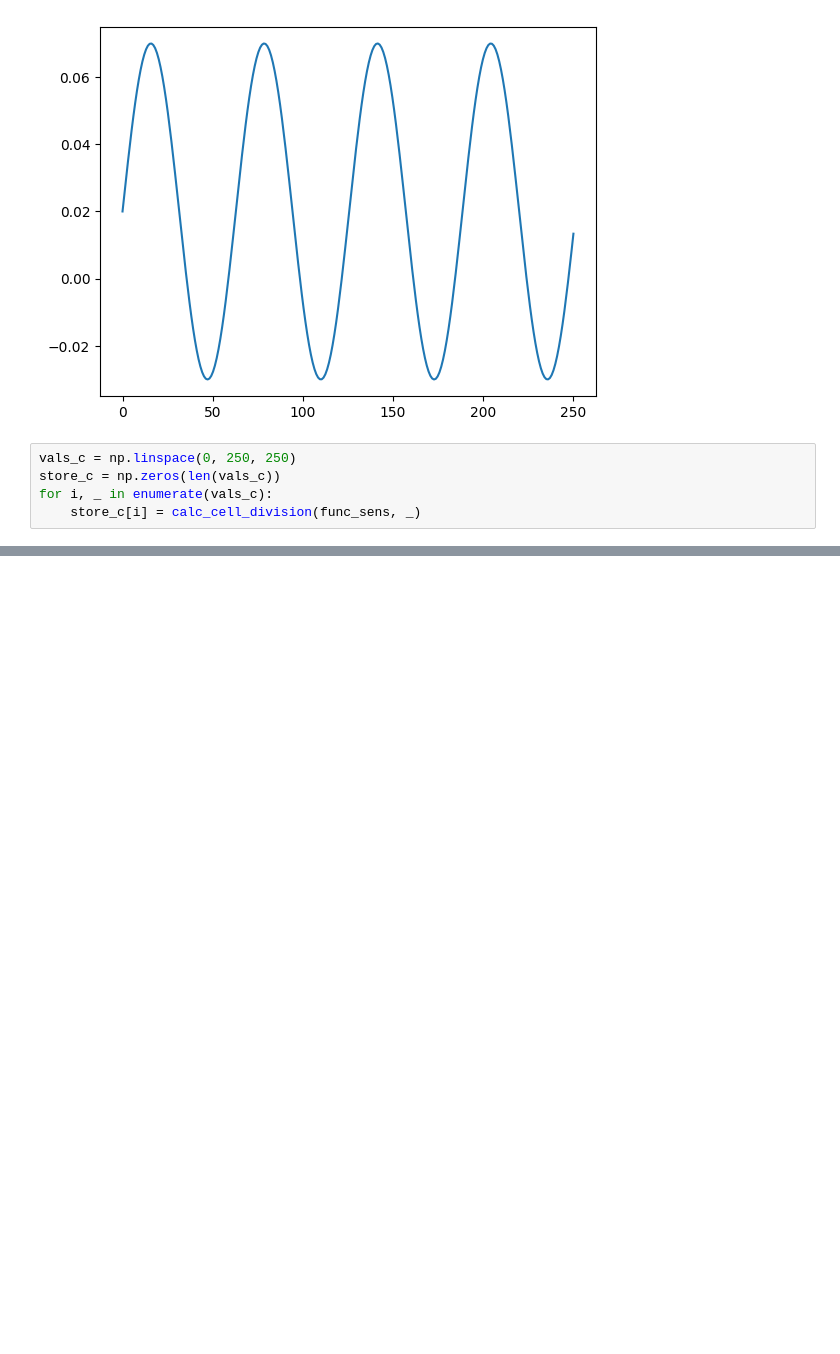
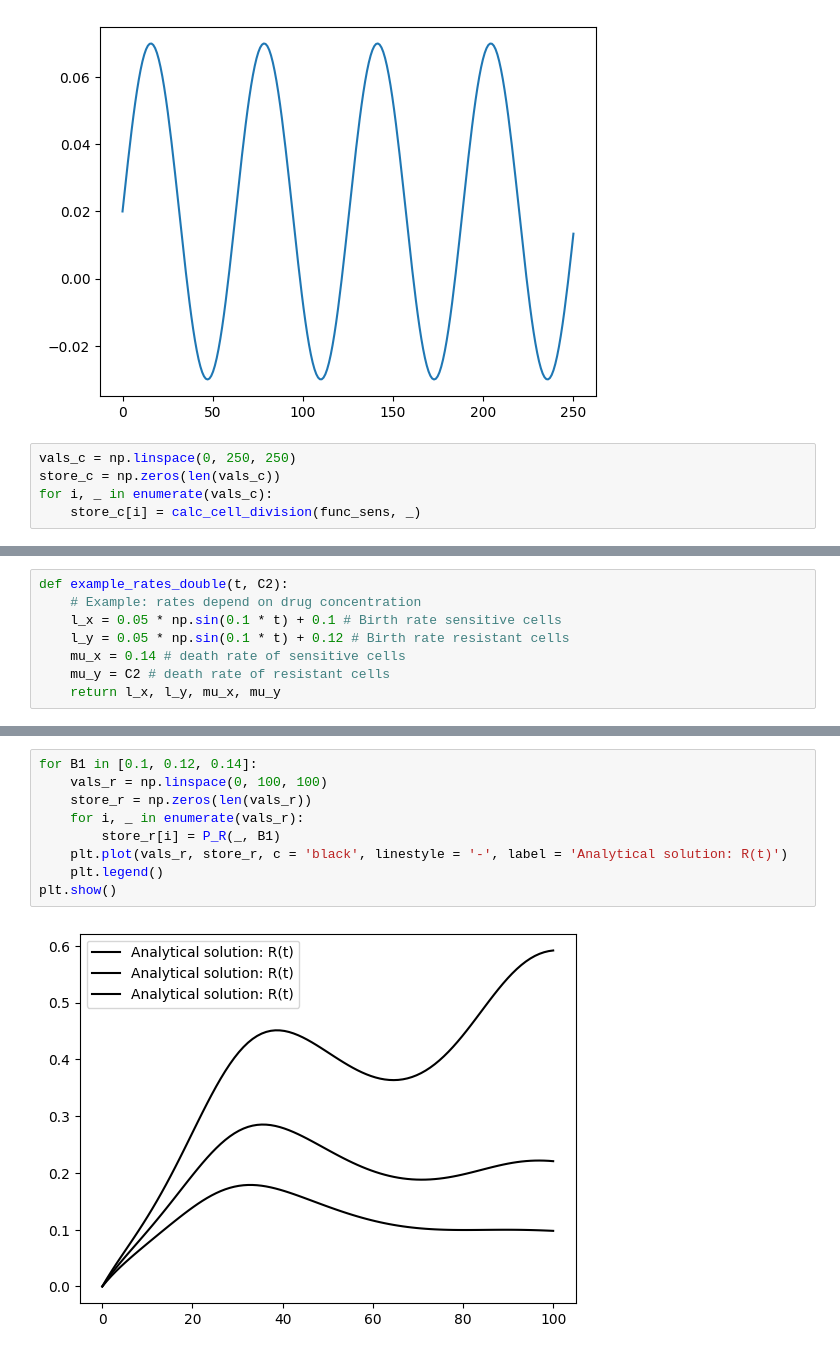
Before and after one commit to colmmcc2000/RSCAM_Group_11, a Jupyter notebook: code_RSCAM.ipynb, the cells around one changed output, grey strips where cells are left out. Saved outputs shown, nothing was run; the diff lists cells and outputs as text; blank space fills up the shorter version.

```diff
--- a/code_RSCAM.ipynb
+++ b/code_RSCAM.ipynb
@@ -80,0 +96,8 @@ plt.show()
+# %%
+def example_rates_double(t, C2):
+    # Example: rates depend on drug concentration
+    l_x = 0.05 * np.sin(0.1 * t) + 0.1 # Birth rate sensitive cells
+    l_y = 0.05 * np.sin(0.1 * t) + 0.12 # Birth rate resistant cells
+    mu_x = 0.14 # death rate of sensitive cells
+    mu_y = C2 # death rate of resistant cells
+    return l_x, l_y, mu_x, mu_y
@@ -80,0 +222,11 @@ plt.show()
+# %%
+for B1 in [0.1, 0.12, 0.14]:
+    vals_r = np.linspace(0, 100, 100)
+    store_r = np.zeros(len(vals_r))
+    for i, _ in enumerate(vals_r):
+        store_r[i] = P_R(_, B1)
+    plt.plot(vals_r, store_r, c = 'black', linestyle = '-', label = 'Analytical solution: R(t)')
+    plt.legend()
+plt.show()
+# %% [output]
+[figure, added]
```
Also changed, not shown: parts of 14 cells of this notebook, 1 other file.
